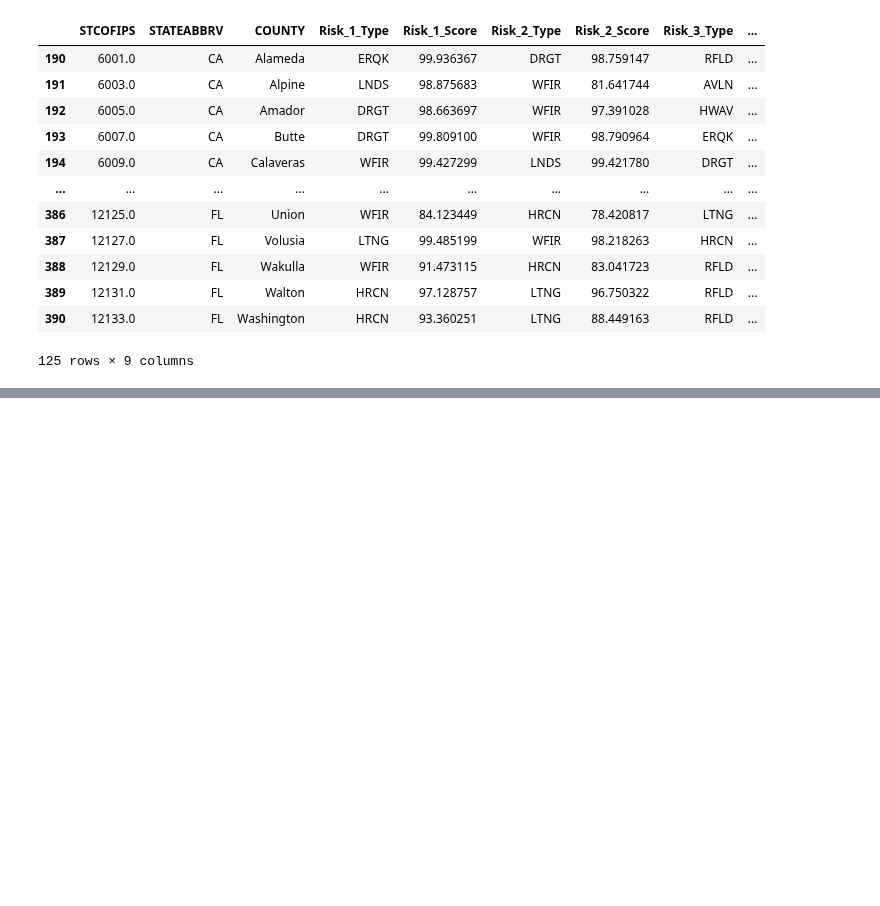
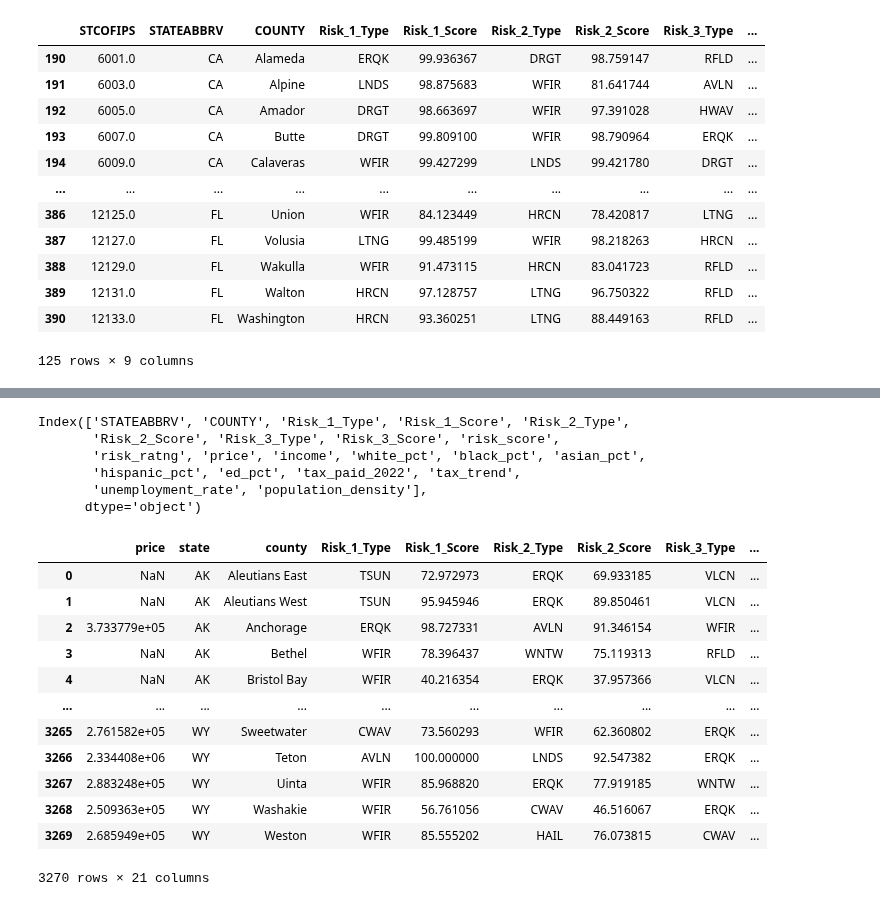
Before and after one commit to jahnavi-maddhuri/Climate-Risk-Impact-on-House-Prices, a Jupyter notebook: DataCleaning_zx.ipynb, the cells around one changed output, grey strips where cells are left out. Cells and saved outputs as stored; diff of their text form; code cells hidden in the pictures; blank space fills up the shorter version.

```diff
--- a/DataCleaning_zx.ipynb
+++ b/DataCleaning_zx.ipynb
@@ -142,0 +296,44 @@ df2
+# %%
+final_df_cleaned.columns
+# %% [output]
+Index(['STATEABBRV', 'COUNTY', 'Risk_1_Type', 'Risk_1_Score', 'Risk_2_Type',
+       'Risk_2_Score', 'Risk_3_Type', 'Risk_3_Score', 'risk_score',
+       'risk_ratng', 'price', 'income', 'white_pct', 'black_pct', 'asian_pct',
+       'hispanic_pct', 'ed_pct', 'tax_paid_2022', 'tax_trend',
+       'unemployment_rate', 'population_density'],
+      dtype='object')
+# %%
+# Rename columns
+final_df_cleaned = final_df_cleaned.rename(
+    columns={
+        "STATEABBRV": "state",
+        "COUNTY": "county",
+        "unemployment_rate": "unemp_rate",
+        "population_density": "pop_density",
+    }
+)
+
+# Reorder columns to move 'price' to the first position
+cols = list(final_df_cleaned.columns)
+cols.insert(0, cols.pop(cols.index("price")))
+final_df_cleaned = final_df_cleaned[cols]
+
+# Reset the index
+final_df_cleaned = final_df_cleaned.reset_index(drop=True)
+
+# Display the new DataFrame
+final_df_cleaned
+# %% [output]
+|  | price | state | county | Risk_1_Type | Risk_1_Score | Risk_2_Type | Risk_2_Score | Risk_3_Type | ... |
+| 0 | NaN | AK | Aleutians East | TSUN | 72.972973 | ERQK | 69.933185 | VLCN | ... |
+| 1 | NaN | AK | Aleutians West | TSUN | 95.945946 | ERQK | 89.850461 | VLCN | ... |
+| 2 | 3.733779e+05 | AK | Anchorage | ERQK | 98.727331 | AVLN | 91.346154 | WFIR | ... |
+| 3 | NaN | AK | Bethel | WFIR | 78.396437 | WNTW | 75.119313 | RFLD | ... |
+| 4 | NaN | AK | Bristol Bay | WFIR | 40.216354 | ERQK | 37.957366 | VLCN | ... |
+| ... | ... | ... | ... | ... | ... | ... | ... | ... | ... |
+| 3265 | 2.761582e+05 | WY | Sweetwater | CWAV | 73.560293 | WFIR | 62.360802 | ERQK | ... |
+| 3266 | 2.334408e+06 | WY | Teton | AVLN | 100.000000 | LNDS | 92.547382 | ERQK | ... |
+| 3267 | 2.883248e+05 | WY | Uinta | WFIR | 85.968820 | ERQK | 77.919185 | WNTW | ... |
+| 3268 | 2.509363e+05 | WY | Washakie | WFIR | 56.761056 | CWAV | 46.516067 | ERQK | ... |
+| 3269 | 2.685949e+05 | WY | Weston | WFIR | 85.555202 | HAIL | 76.073815 | CWAV | ... |
+3270 rows × 21 columns
```
Also changed, not shown: parts of 11 cells of this notebook, 1 other file.
